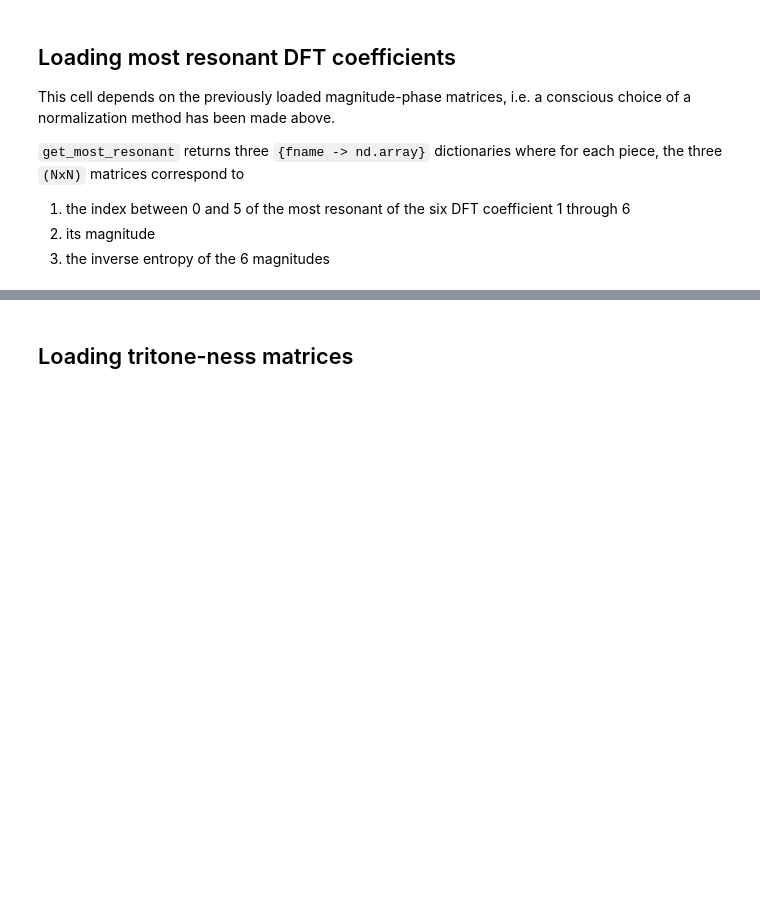
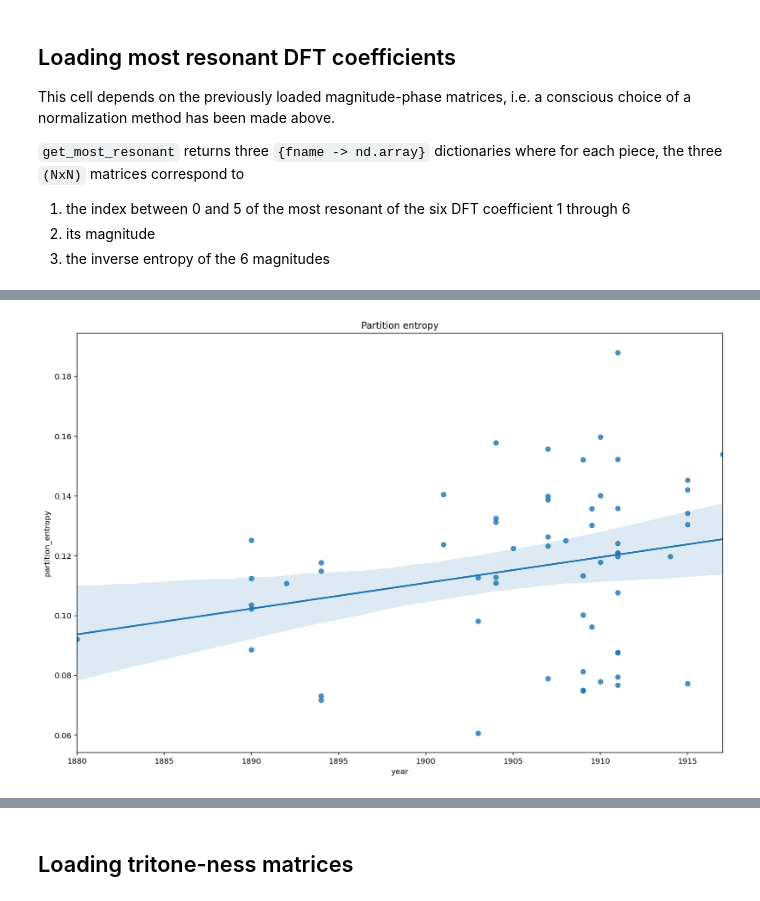
Before and after one commit to DCMLab/debussy, a Jupyter notebook: load_data.ipynb, the cells around one changed output, grey strips where cells are left out. Saved outputs shown, nothing was run; the diff lists cells and outputs as text; code cells hidden in the pictures; blank space fills up the shorter version.

```diff
--- a/load_data.ipynb
+++ b/load_data.ipynb
@@ -219,0 +370,4 @@ array([[[4.        , 3.        , 3.        ],
+# %%
+cols = 'partition_entropy'
+metadata_metrics = add_to_metrics(metadata_metrics, partition_entropy, cols)
+metadata_metrics.head(1)
@@ -219,0 +378,7 @@ array([[[4.        , 3.        , 3.        ],
+# %%
+fig, ax = plt.subplots(1,1, figsize=(15,10))
+plt.title("Partition entropy")
+sns.regplot(x='year', y='partition_entropy', data=metadata_metrics)
+plt.savefig('figures/partition_entropy.png')
+# %% [output]
+[figure, added]
```
Also changed, not shown: parts of 22 cells of this notebook, 2 other files.
